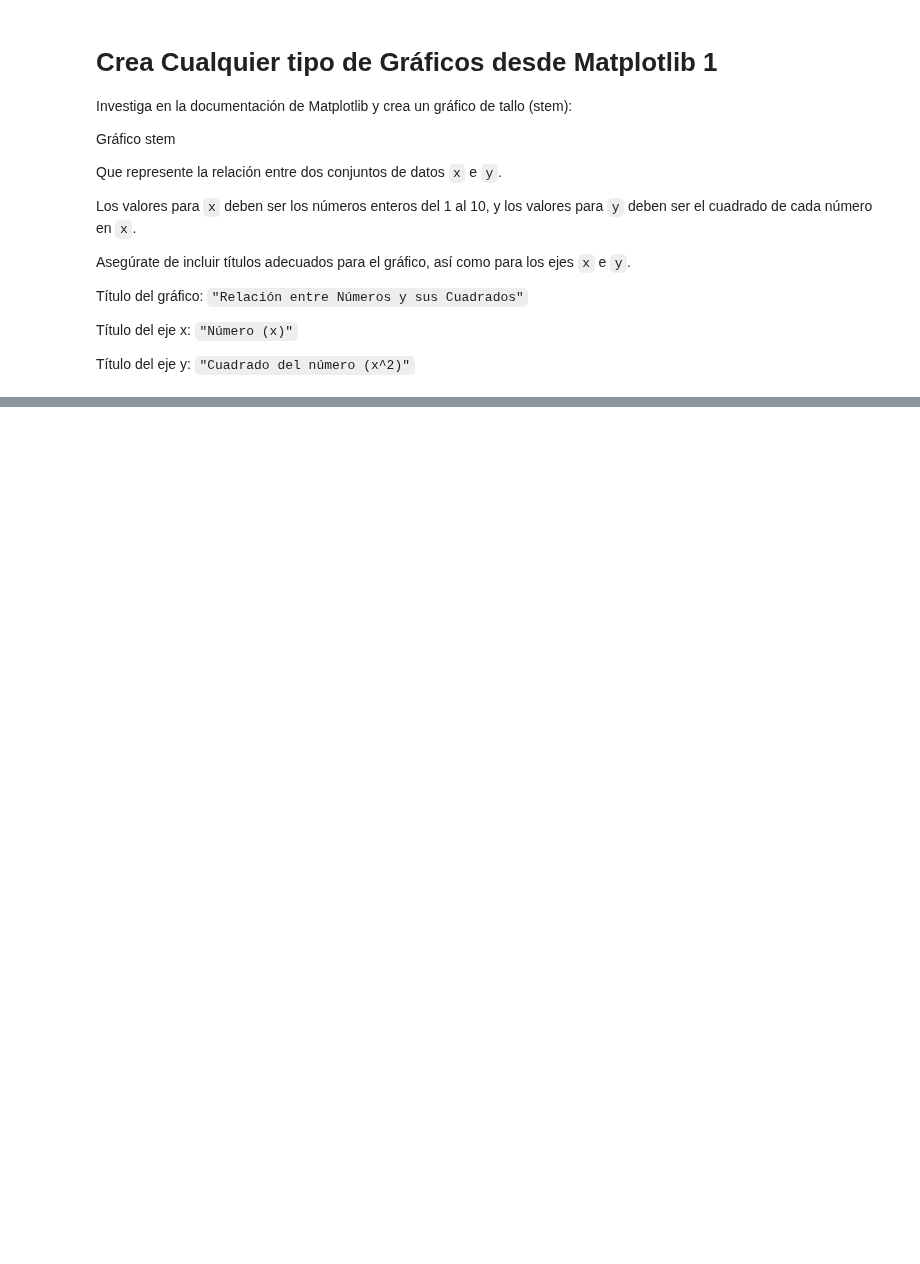
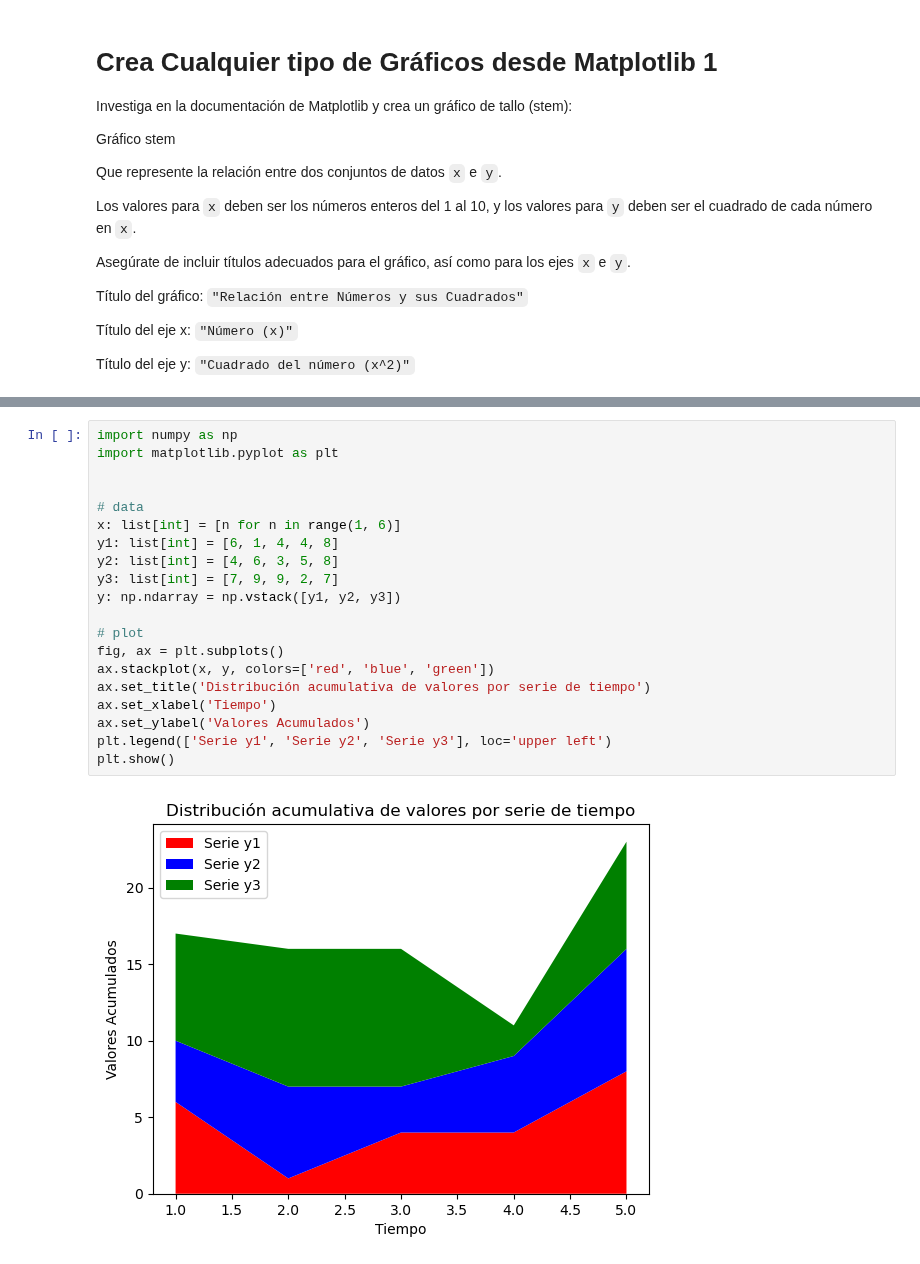
Before and after one commit to frgonzalezb/Udemy_Python_Total_DS_ML, a Jupyter notebook: 09_Matplotlib/Ejercicios/157_to_159.ipynb, the cells around one changed output, grey strips where cells are left out. Cells and saved outputs as stored; diff of their text form; blank space fills up the shorter version.

Commit message:
Ejercicio de codificación 158: Crea Cualquier tipo de Gráficos desde Matplotlib 2

```diff
--- a/09_Matplotlib/Ejercicios/157_to_159.ipynb
+++ b/09_Matplotlib/Ejercicios/157_to_159.ipynb
@@ -34,0 +56,22 @@ plt.show()
+# %%
+import numpy as np
+import matplotlib.pyplot as plt
+
+
+# data
+x: list[int] = [n for n in range(1, 6)]
+y1: list[int] = [6, 1, 4, 4, 8]
+y2: list[int] = [4, 6, 3, 5, 8]
+y3: list[int] = [7, 9, 9, 2, 7]
+y: np.ndarray = np.vstack([y1, y2, y3])
+
+# plot
+fig, ax = plt.subplots()
+ax.stackplot(x, y, colors=['red', 'blue', 'green'])
+ax.set_title('Distribución acumulativa de valores por serie de tiempo')
+ax.set_xlabel('Tiempo')
+ax.set_ylabel('Valores Acumulados')
+plt.legend(['Serie y1', 'Serie y2', 'Serie y3'], loc='upper left')
+plt.show()
+# %% [output]
+[figure, added]
```
Also changed, not shown: parts of 2 cells of this notebook.
